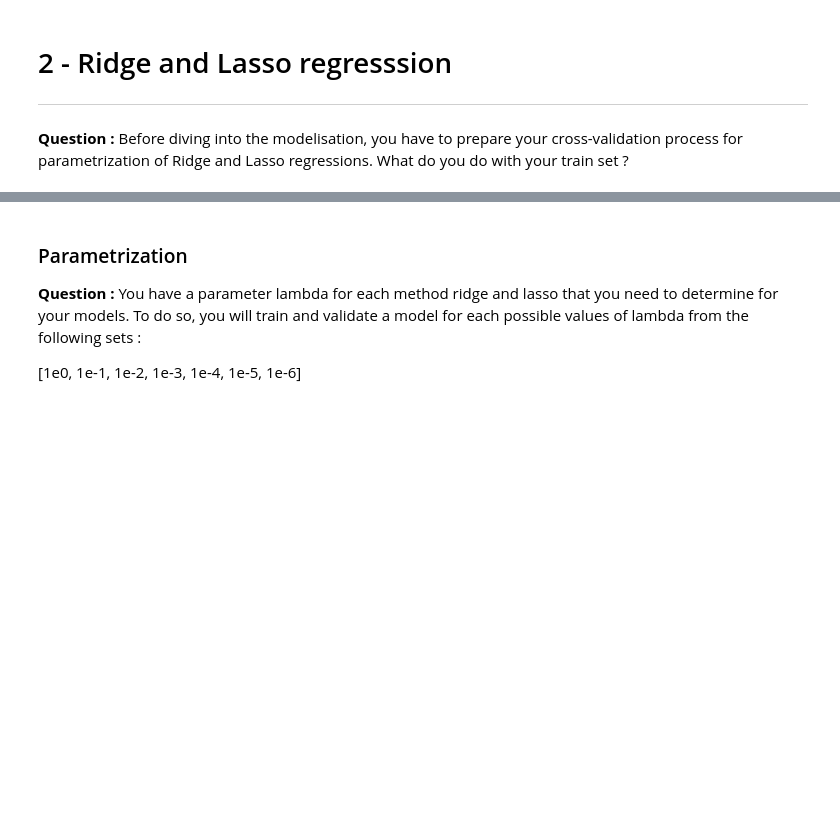
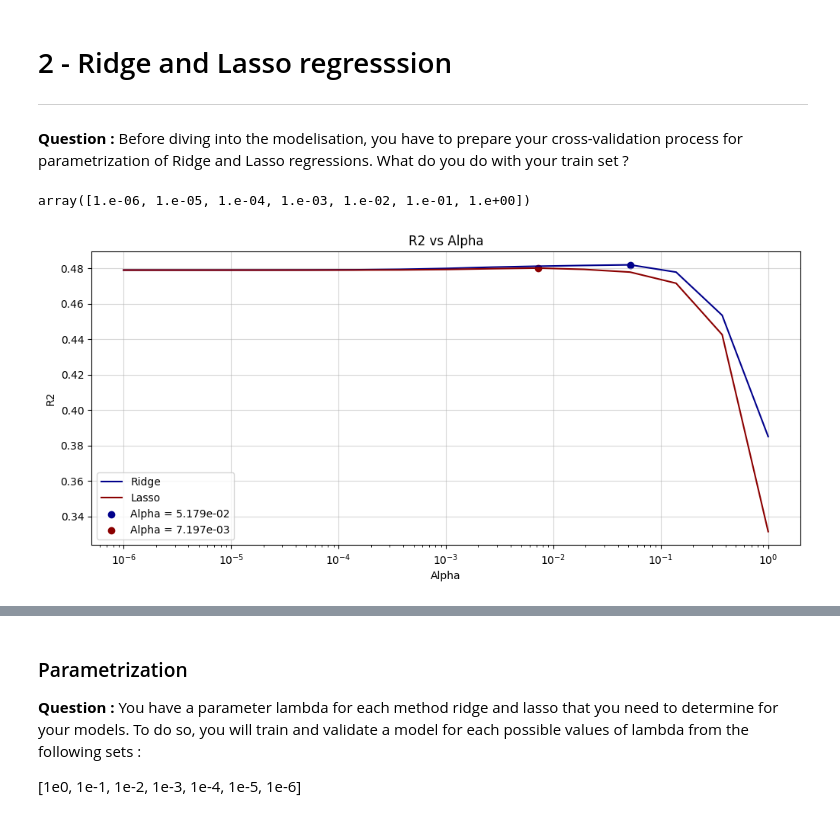
Before and after one commit to gaspardvilla/Nomades_ADA, a Jupyter notebook: Corrections/20_05_2025/20_05_2025.ipynb, the cells around one changed output, grey strips where cells are left out. Cells and saved outputs as stored; diff of their text form; code cells hidden in the pictures; blank space fills up the shorter version.

```diff
--- a/Corrections/20_05_2025/20_05_2025.ipynb
+++ b/Corrections/20_05_2025/20_05_2025.ipynb
@@ -44,6 +84,10 @@ print(f"MAPE: {mean_absolute_percentage_error(y_test, y_pred):.2f}")
 ***
 
 **Question :** Before diving into the modelisation, you have to prepare your cross-validation process for parametrization of Ridge and Lasso regressions. What do you do with your train set ?
+# %%
+np.logspace(-6, 0, 7)
+# %% [output]
+array([1.e-06, 1.e-05, 1.e-04, 1.e-03, 1.e-02, 1.e-01, 1.e+00])
 # %%
 # Set up the cross validation
 from re import A
@@ -88,0 +127,18 @@ plt.show()
+# %%
+# Display the results
+max_idx_ridge = np.argmax(avg_r2_ridge)
+max_idx_lasso = np.argmax(avg_r2_lasso)
+plt.figure(figsize=(12, 5))
+plt.plot(alphas, avg_r2_ridge, label='Ridge', color = 'darkblue')
+plt.plot(alphas, avg_r2_lasso, label='Lasso', color = 'darkred')
+plt.scatter(alphas[max_idx_ridge], avg_r2_ridge[max_idx_ridge], label = f'Alpha = {alphas[max_idx_ridge]:.3e}', color = 'darkblue')
+plt.scatter(alphas[max_idx_lasso], avg_r2_lasso[max_idx_lasso], label = f'Alpha = {alphas[max_idx_lasso]:.3e}', color = 'darkred')
+plt.xscale('log')
+plt.xlabel('Alpha')
+plt.ylabel('R2')
+plt.title('R2 vs Alpha')
+plt.grid(True, alpha = 0.5)
+plt.legend()
+plt.show()
+# %% [output]
+[figure, added]
```
Also changed, not shown: parts of 15 cells of this notebook, 4 other files.
